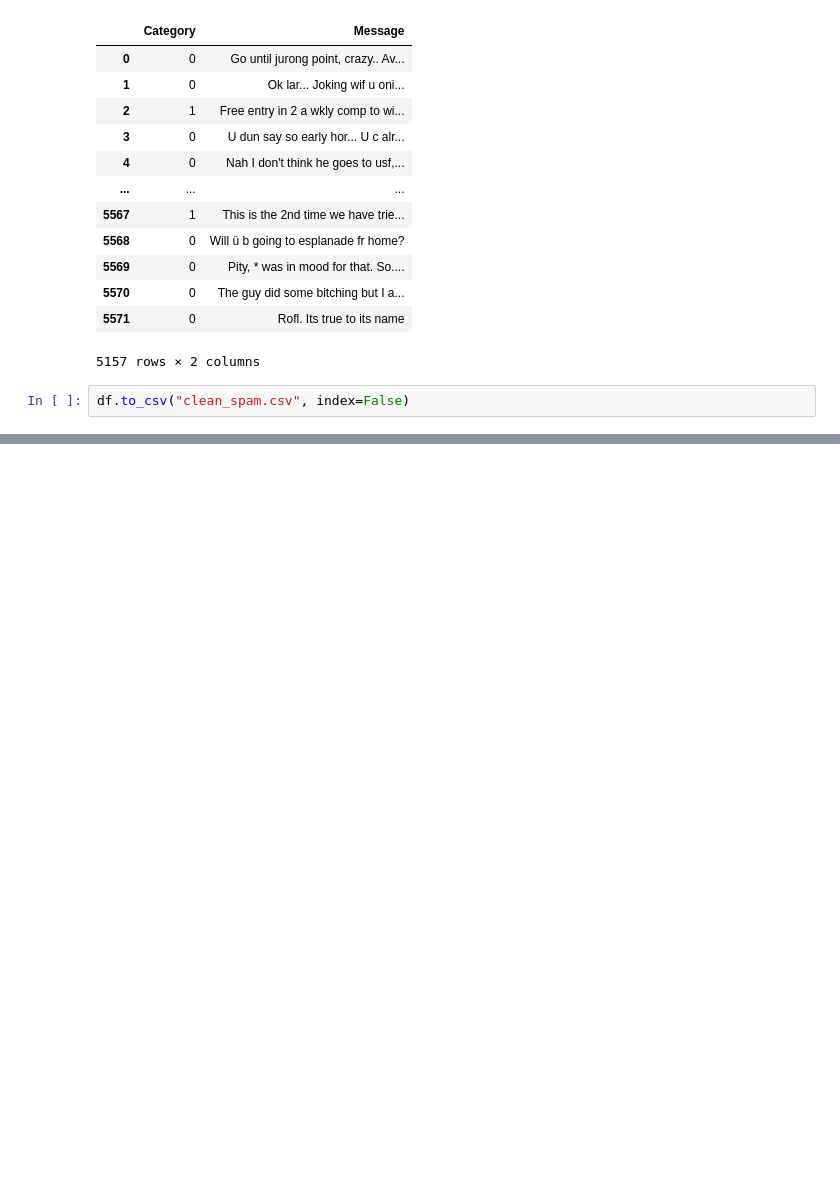
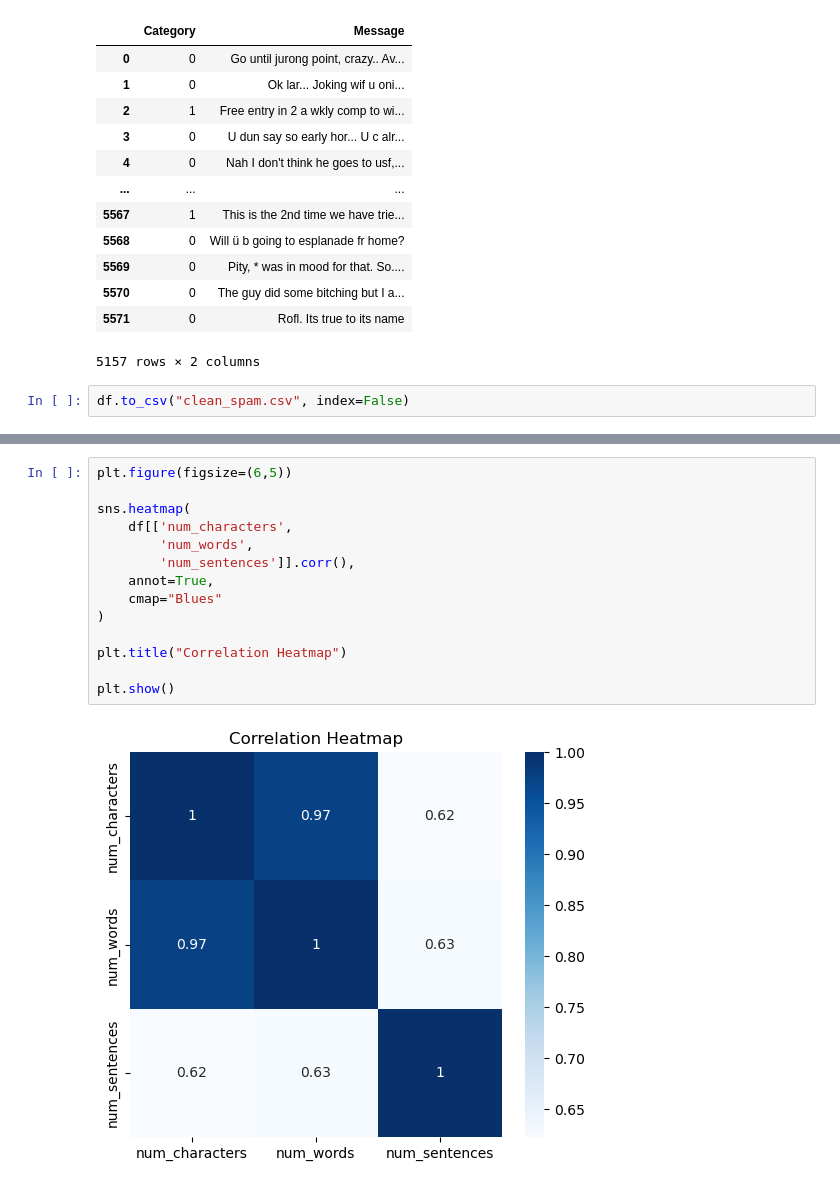
Before and after one commit to amrutagawade35-bit/Project, a Jupyter notebook: Cleaned_data.ipynb, the cells around one changed output, grey strips where cells are left out. Saved outputs shown, nothing was run; the diff lists cells and outputs as text; blank space fills up the shorter version.

```diff
--- a/Cleaned_data.ipynb
+++ b/Cleaned_data.ipynb
@@ -87,0 +185,16 @@ df.to_csv("clean_spam.csv", index=False)
+# %%
+plt.figure(figsize=(6,5))
+
+sns.heatmap(
+    df[['num_characters',
+        'num_words',
+        'num_sentences']].corr(),
+    annot=True,
+    cmap="Blues"
+)
+
+plt.title("Correlation Heatmap")
+
+plt.show()
+# %% [output]
+[figure, added]
```
Also changed, not shown: parts of 10 cells of this notebook.
